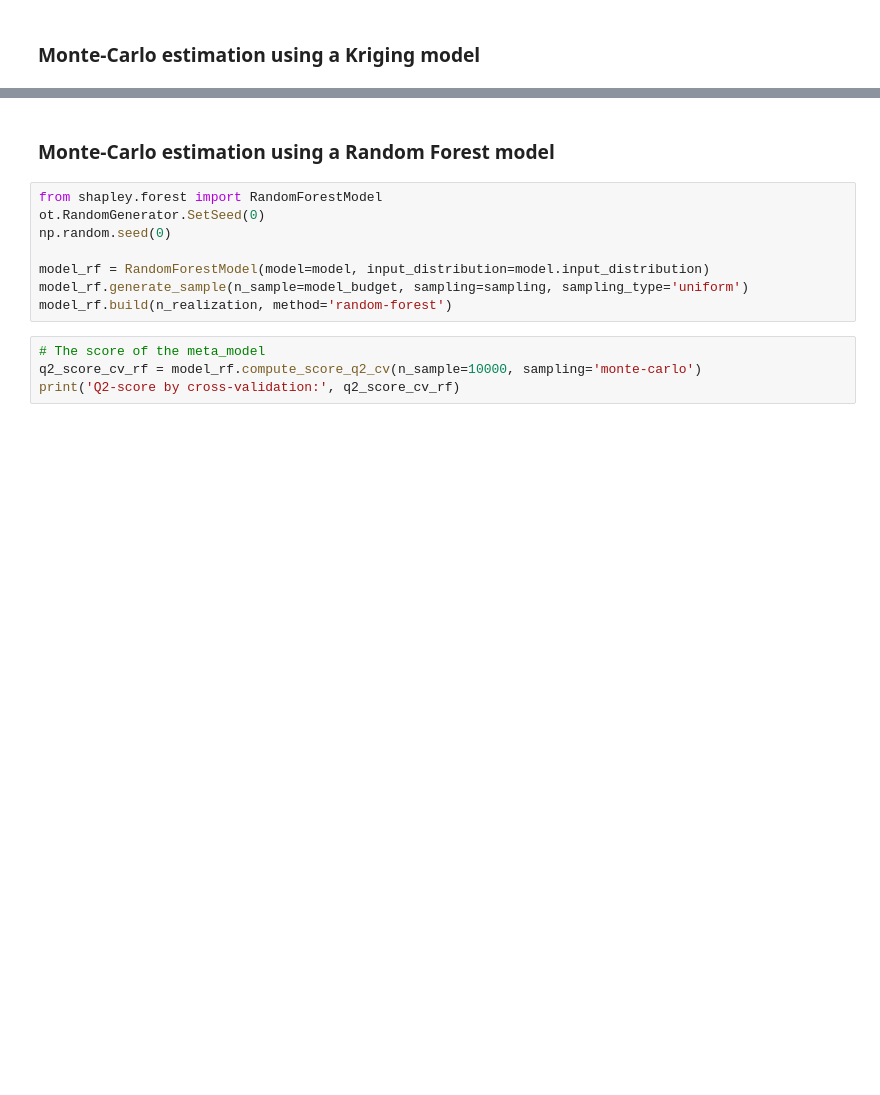
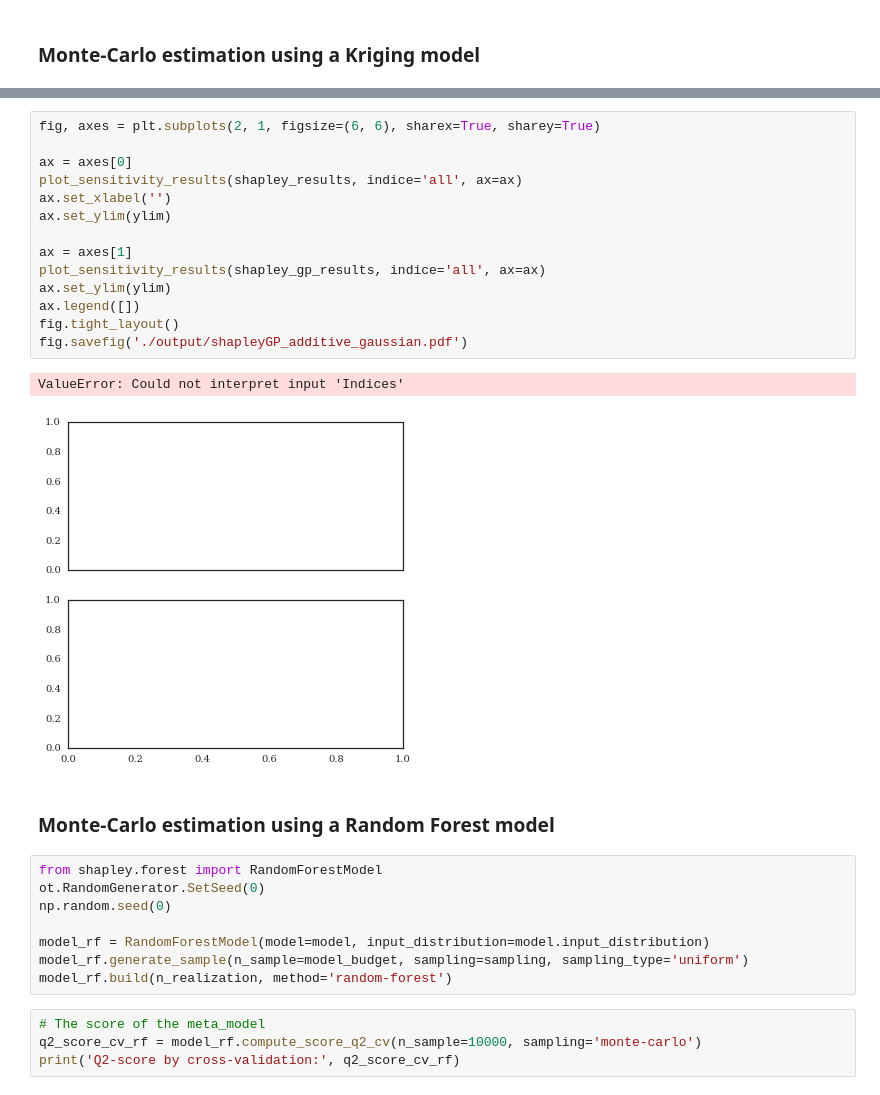
Before and after one commit to josephmure/otshapley, a Jupyter notebook: examples/archive/shapley-gaussian.ipynb, the cells around one changed output, grey strips where cells are left out. Saved outputs shown, nothing was run; the diff lists cells and outputs as text; blank space fills up the shorter version.

```diff
--- a/examples/archive/shapley-gaussian.ipynb
+++ b/examples/archive/shapley-gaussian.ipynb
@@ -191,3 +249,20 @@ fig.tight_layout()
+# %%
+fig, axes = plt.subplots(2, 1, figsize=(6, 6), sharex=True, sharey=True)
+
+ax = axes[0]
+plot_sensitivity_results(shapley_results, indice='all', ax=ax)
+ax.set_xlabel('')
+ax.set_ylim(ylim)
+
+ax = axes[1]
+plot_sensitivity_results(shapley_gp_results, indice='all', ax=ax)
+ax.set_ylim(ylim)
+ax.legend([])
+fig.tight_layout()
+fig.savefig('./output/shapleyGP_additive_gaussian.pdf')
+# %% [output]
+ValueError: Could not interpret input 'Indices'
+[figure, added]
 # %% [markdown]
 ### Monte-Carlo estimation using a Random Forest model
 # %%
```
Also changed, not shown: parts of 16 cells of this notebook, 8 other files.
